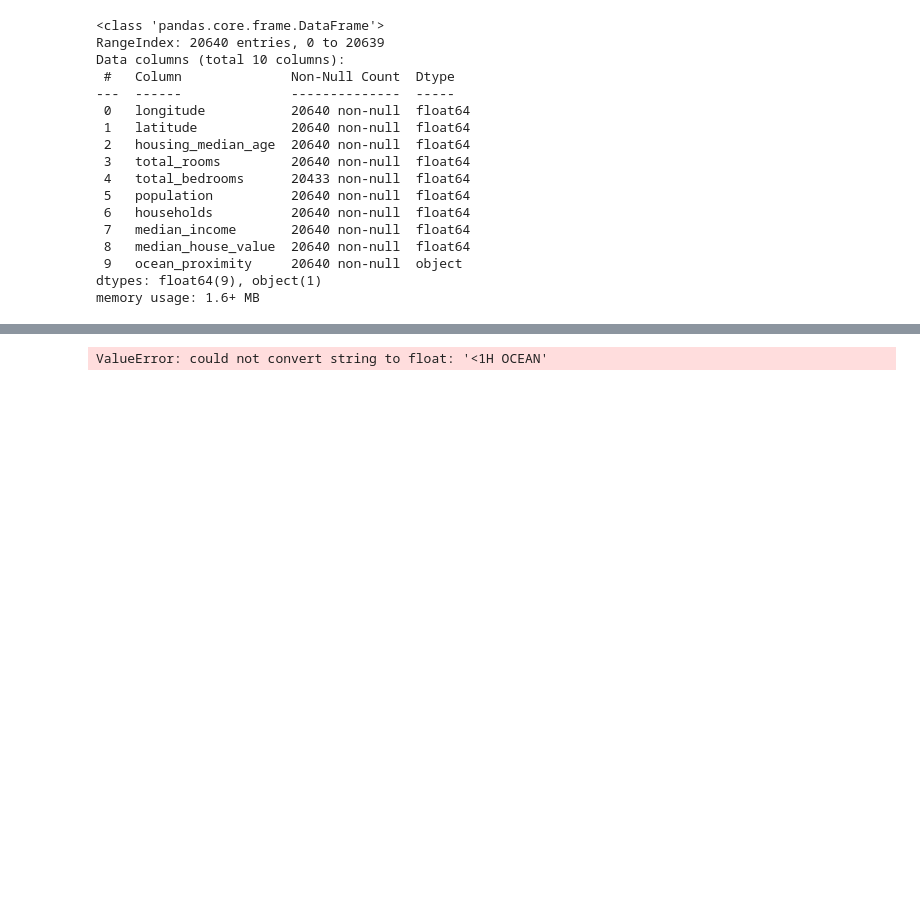
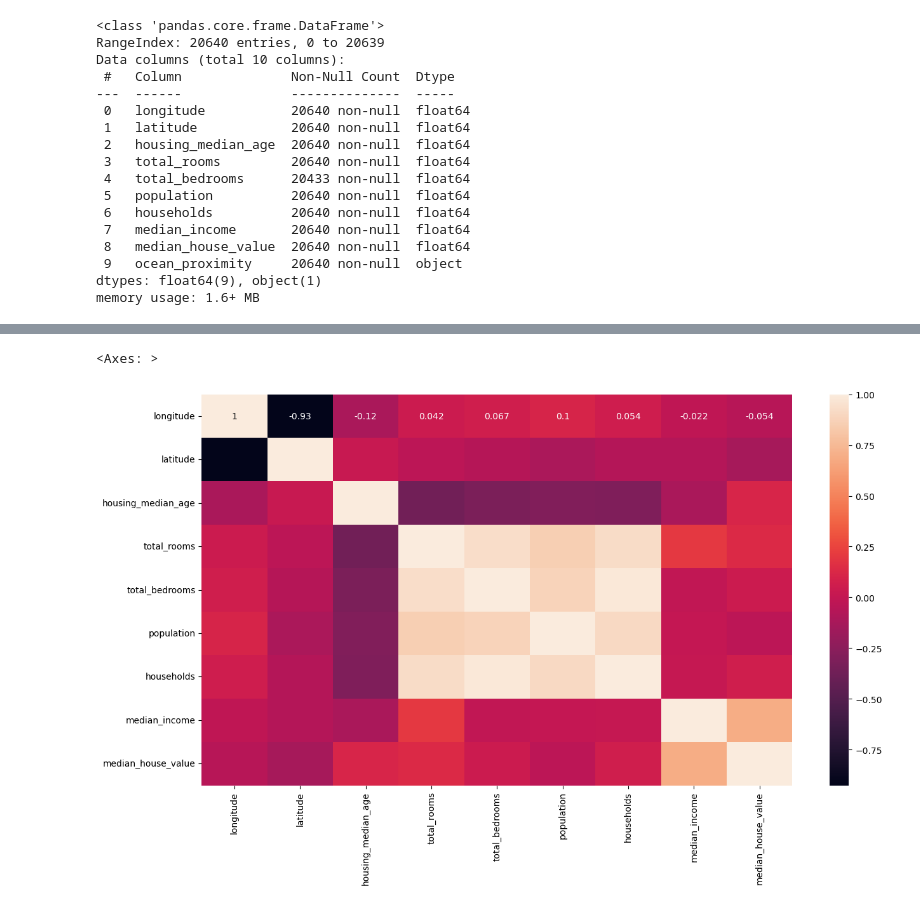
Before and after one commit to and-hue/value-analysis, a Jupyter notebook: value-analysis.ipynb, the cells around one changed output, grey strips where cells are left out. Cells and saved outputs as stored; diff of their text form; code cells hidden in the pictures; blank space fills up the shorter version.

```diff
--- a/value-analysis.ipynb
+++ b/value-analysis.ipynb
@@ -68,5 +68,6 @@ array([[<Axes: title={'center': 'longitude'}>,
 # %%
-plt.figure(figsize=(15,8))
-sns.heatmap(train_data.corr(), annot=True, cmap = "Y1GnBu")
+plt.figure(figsize = (15,8))
+sns.heatmap(train_data.corr(numeric_only = True), annot = True)
 # %% [output]
-ValueError: could not convert string to float: '<1H OCEAN'
+<Axes: >
+[figure, added]
```
Also changed, not shown: parts of 12 cells of this notebook.
